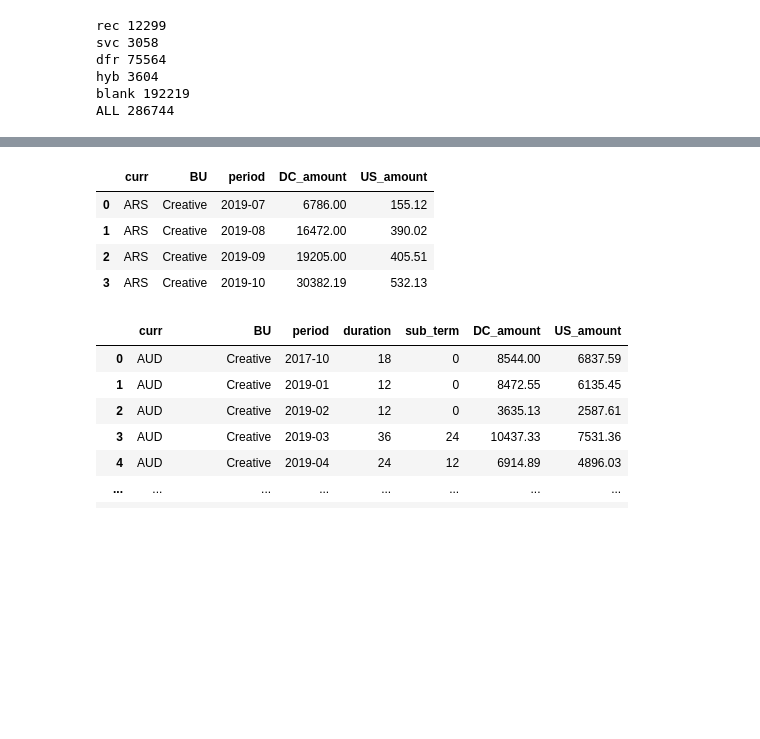
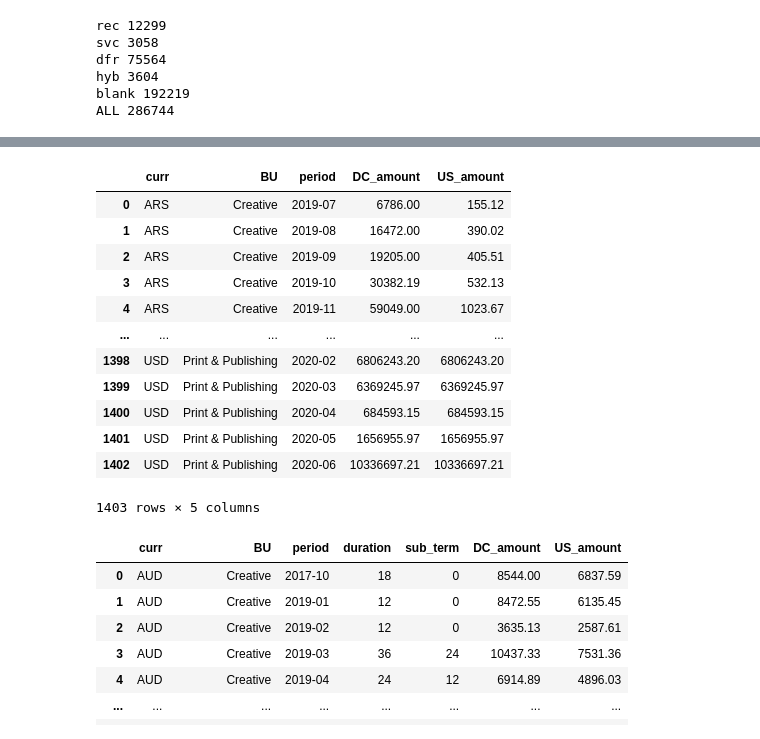
Before and after one commit to davidjsmith44/Deferred_Revenue_Forecast, a Jupyter notebook: notebooks/testing_08_05_20.ipynb, the cells around one changed output, grey strips where cells are left out. Cells and saved outputs as stored; diff of their text form; code cells hidden in the pictures; blank space fills up the shorter version.

```diff
--- a/notebooks/testing_08_05_20.ipynb
+++ b/notebooks/testing_08_05_20.ipynb
@@ -128,13 +131,21 @@ gb_rec = rec.groupby(["curr", "BU", "period"], as_index=False).sum()
 # %%
 gb_rec.drop(labels=["duration", "sub_term"] , axis=1, inplace=True)
 # %%
-gb_rec.head(4)
+gb_rec
 # %% [output]
 |  | curr | BU | period | DC_amount | US_amount |
 | 0 | ARS | Creative | 2019-07 | 6786.00 | 155.12 |
 | 1 | ARS | Creative | 2019-08 | 16472.00 | 390.02 |
 | 2 | ARS | Creative | 2019-09 | 19205.00 | 405.51 |
 | 3 | ARS | Creative | 2019-10 | 30382.19 | 532.13 |
+| 4 | ARS | Creative | 2019-11 | 59049.00 | 1023.67 |
+| ... | ... | ... | ... | ... | ... |
+| 1398 | USD | Print & Publishing | 2020-02 | 6806243.20 | 6806243.20 |
+| 1399 | USD | Print & Publishing | 2020-03 | 6369245.97 | 6369245.97 |
+| 1400 | USD | Print & Publishing | 2020-04 | 684593.15 | 684593.15 |
+| 1401 | USD | Print & Publishing | 2020-05 | 1656955.97 | 1656955.97 |
+| 1402 | USD | Print & Publishing | 2020-06 | 10336697.21 | 10336697.21 |
+1403 rows × 5 columns
 # %%
 gb_svc = svc.groupby(["curr", "BU", "period"], as_index=False).sum()
 # %%
```
Also changed, not shown: parts of 34 cells of this notebook, 5 other files.
